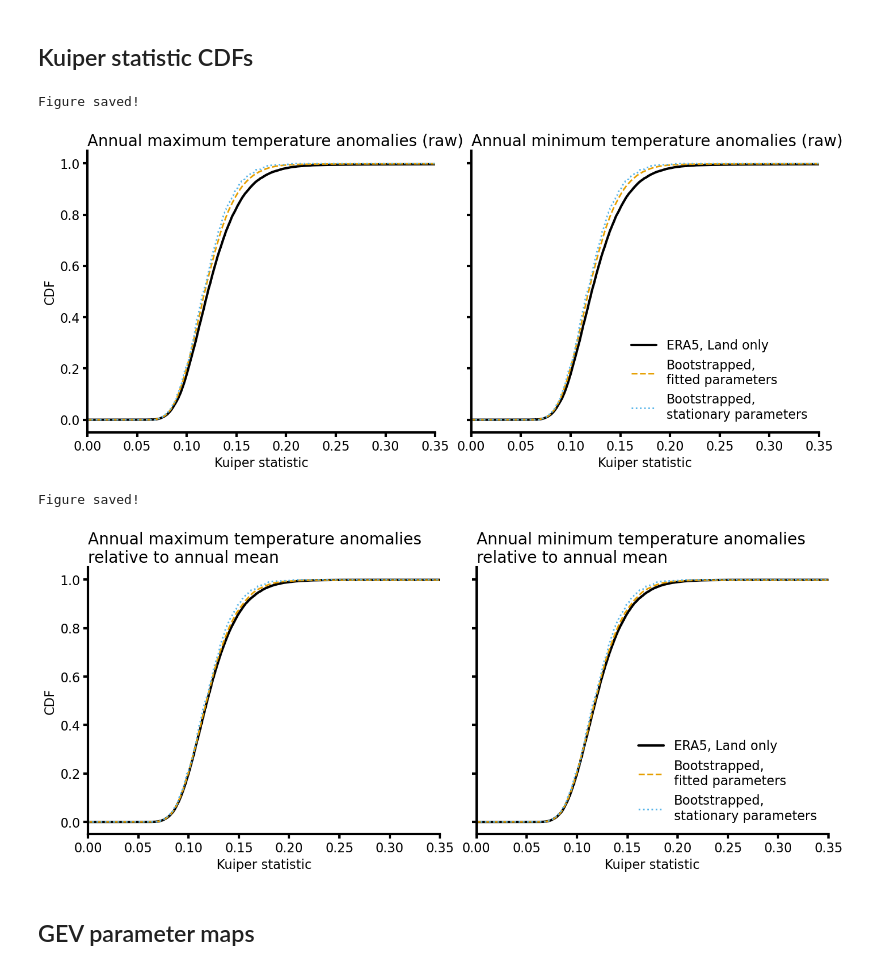
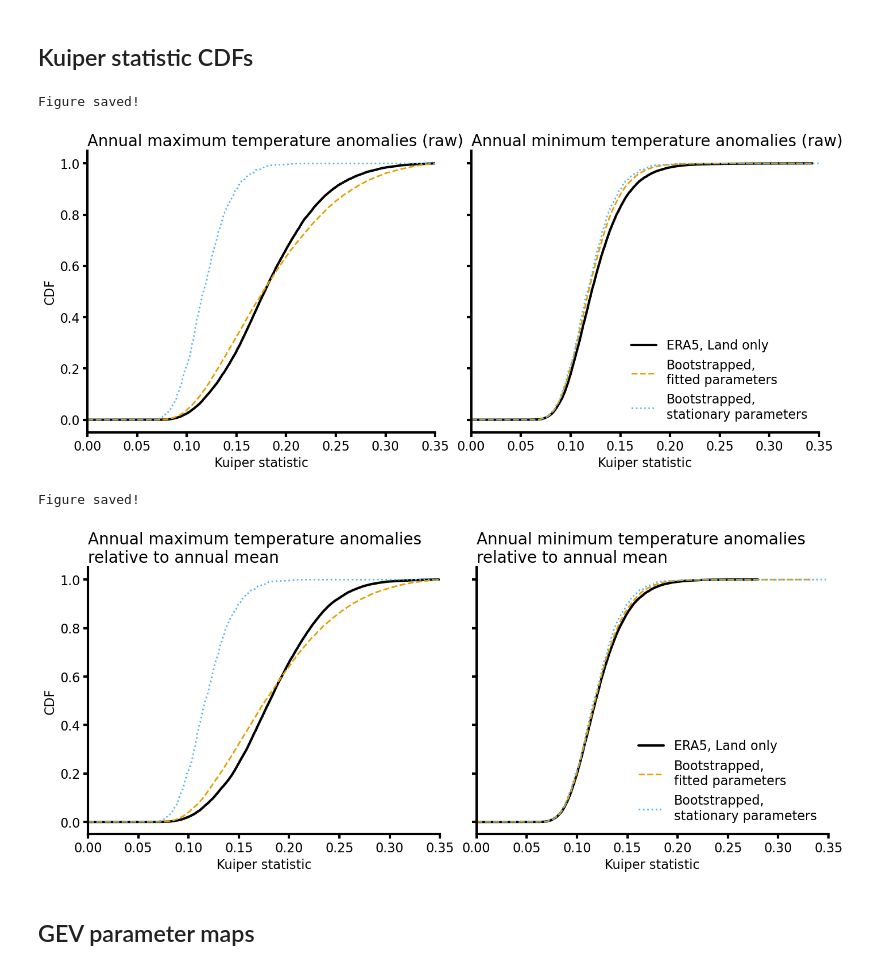
Before and after one commit to adam-bauer-34/gev-heat-waves, a Jupyter notebook: kuiper_analysis.ipynb, the cells around one changed output. Drawn from its saved outputs; the diff is of its cells as text; code cells hidden in the pictures.

```diff
--- a/kuiper_analysis.ipynb
+++ b/kuiper_analysis.ipynb
@@ -26,8 +26,8 @@ np.random.seed(4)
 
 save_figs = True
 # %%
-ds_max = xr.open_dataset('data/ERA5/landonly/era5_t2m_annual_max_1deg_landonly_gevfitted_kuiper.nc', engine='netcdf4')
-ds_min = xr.open_dataset('data/ERA5/landonly/era5_t2m_annual_min_1deg_landonly_gevfitted_kuiper.nc', engine='netcdf4')
+ds_max = xr.open_dataset('data/ERA5/landonly/era5_t2m_annual_max_1deg_landonly_gev_stat_kuiper.nc', engine='netcdf4')
+ds_min = xr.open_dataset('data/ERA5/landonly/era5_t2m_annual_max_1deg_landonly_gevfitted_kuiper.nc', engine='netcdf4')
 ds_boot = xr.open_dataset('data/stats/bootstrapped_ks.nc', engine='netcdf4')
 # %%
 ds_max
@@ -76,12 +76,13 @@ def plot_kuiper_max_min_ecdf(ds_max, ds_min, ds_boot, k_type, xlim=False,
     syn_k_min = ds_min['syn_k_' + k_type].values.flatten()
 
     # ignore -1 values (ocean)
-    obs_k_max = obs_k_max[(obs_k_max >= 0.0) & (obs_k_max < 1.0)]
-    syn_k_max = syn_k_max[syn_k_max >= 0.0]
+    k_max = 0.35
+    obs_k_max = obs_k_max[(obs_k_max >= 0.0) & (obs_k_max < k_max)]
+    syn_k_max = syn_k_max[(syn_k_max >= 0.0) & (syn_k_max < k_max)]
 
     # ignore -1 values (ocean)
-    obs_k_min = obs_k_min[(obs_k_min >= 0.0) & (obs_k_min < 1.0)]
-    syn_k_min = syn_k_min[syn_k_min >= 0.0]
+    obs_k_min = obs_k_min[(obs_k_min >= 0.0) & (obs_k_min < k_max)]
+    syn_k_min = syn_k_min[(syn_k_min >= 0.0) & (syn_k_min < k_max)]
 
     # bootstrapped ks
     boot_k = ds_boot['boot_ks'].values.flatten()
@@ -141,15 +142,15 @@ def plot_kuiper_max_min_ecdf(ds_max, ds_min, ds_boot, k_type, xlim=False,
         fig.savefig(make_figure_filename(*filename_args), dpi=300)
         print('Figure saved!')
 # %%
-plot_kuiper_max_min_ecdf(ds_max, ds_max, ds_boot, 'raw', xlim=True, filename_args=['kuiper-daily-max-raw-ecdf', 'png', 'figs'])
+plot_kuiper_max_min_ecdf(ds_max, ds_min, ds_boot, 'raw', xlim=True, filename_args=['kuiper-daily-max-raw-ecdf', 'png', 'figs'])
 # %% [output]
 Figure saved!
-[figure, old version]
+[figure, new version]
 # %%
-plot_kuiper_max_min_ecdf(ds_max, ds_max, ds_boot, 'anom', xlim=True, filename_args=['kuiper-daily-max-anom-ecdf', 'png', 'figs'])
+plot_kuiper_max_min_ecdf(ds_max, ds_min, ds_boot, 'anom', xlim=True, filename_args=['kuiper-daily-max-anom-ecdf', 'png', 'figs'])
 # %% [output]
 Figure saved!
-[figure, old version]
+[figure, new version]
 # %% [markdown]
 ## GEV parameter maps
 # %%
```
Also changed, not shown: parts of 1 cell of this notebook, 5 other files.
